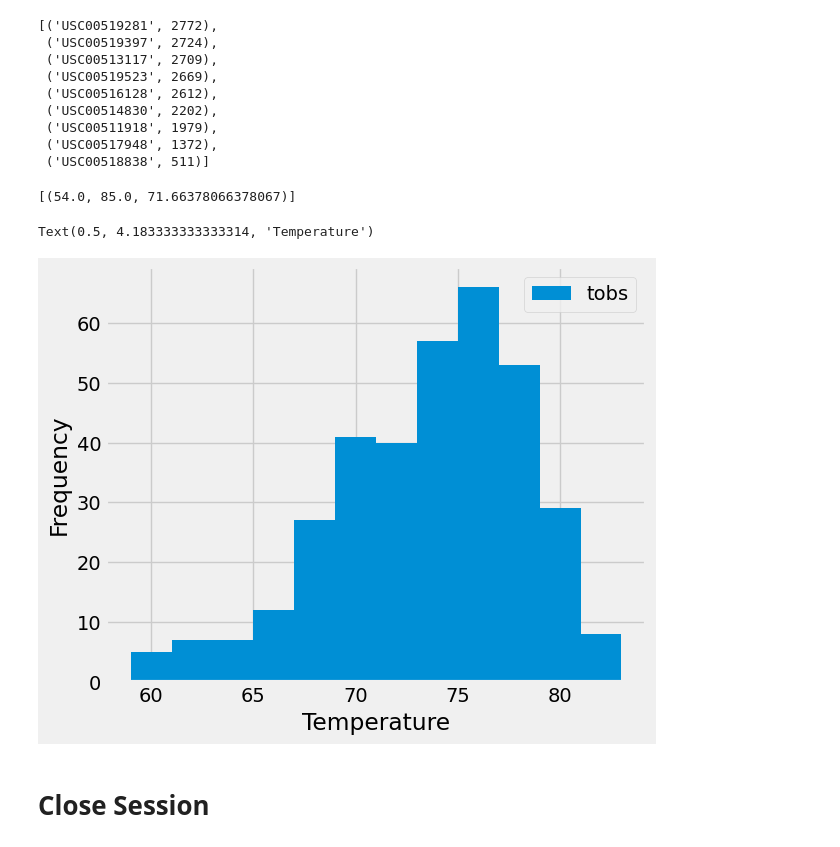
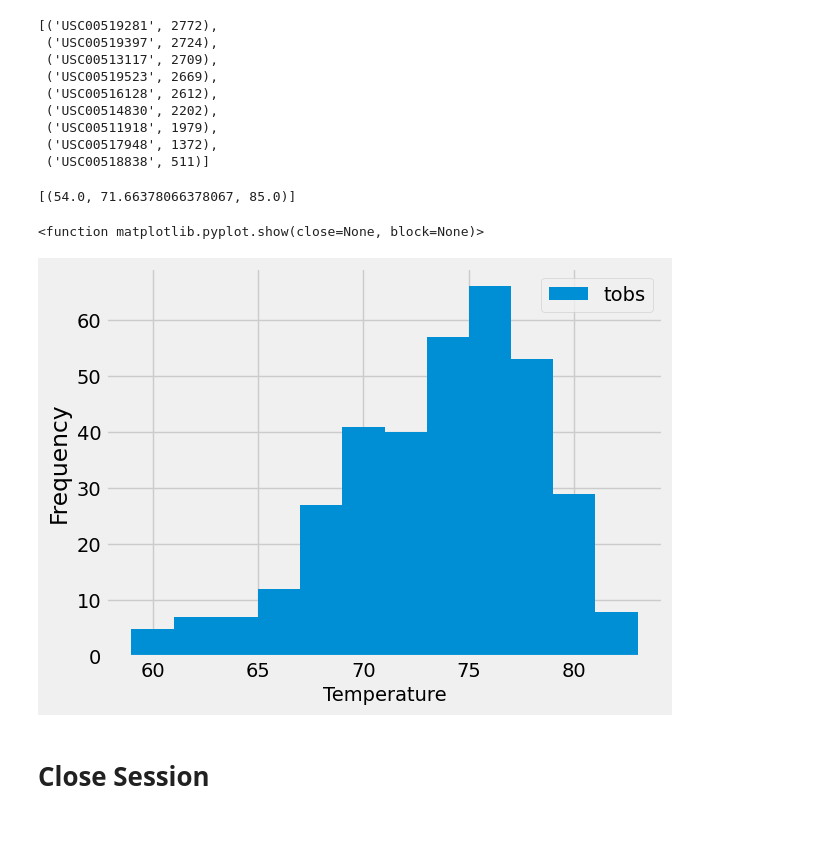
Before and after one commit to Barbsbhg/sqlalchemy-challenge, a Jupyter notebook: SurfsUp/climate_starter.ipynb, the cells around one changed output. Saved outputs shown, nothing was run; the diff lists cells and outputs as text; code cells hidden in the pictures.

```diff
--- a/SurfsUp/climate_starter.ipynb
+++ b/SurfsUp/climate_starter.ipynb
@@ -102,14 +113,26 @@ TypeError: 'DeclarativeMeta' object is not iterable
  ('USC00518838', 511)]
 # %%
 # Using the most active station id from the previous query, calculate the lowest, highest, and average temperature.
+session.query(func.min(Measurement.tobs), func.avg(Measurement.tobs), func.max(Measurement.tobs))\
+.filter(Measurement.station == 'USC00519281').all()
 # %% [output]
-[(54.0, 85.0, 71.66378066378067)]
+[(54.0, 71.66378066378067, 85.0)]
 # %%
 # Using the most active station id
 # Query the last 12 months of temperature observation data for this station and plot the results as a histogram
+
+tobs = session.query(Measurement.station, Measurement.tobs).filter(Measurement.station == 'USC00519281').\
+filter(Measurement.date >= year_ago).all()
+tobs_df = pd.DataFrame(tobs)
+tobs_df.set_index('station', inplace=True)
+tobs_df.head()
+
+tobs_df.plot.hist(bins=12)
+plt.xlabel("Temperature", fontsize=14)
+plt.show
 # %% [output]
-Text(0.5, 4.183333333333314, 'Temperature')
+<function matplotlib.pyplot.show(close=None, block=None)>
-[figure, old version]
+[figure, new version]
 # %% [markdown]
 # Close Session
 # %%
```
Also changed, not shown: parts of 4 cells of this notebook.
